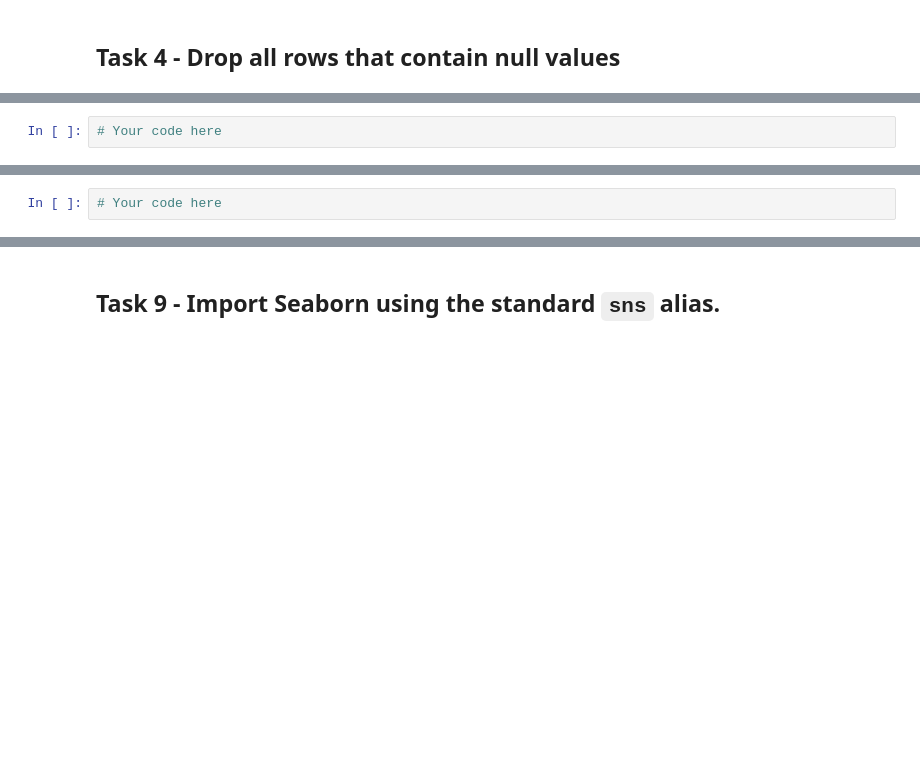
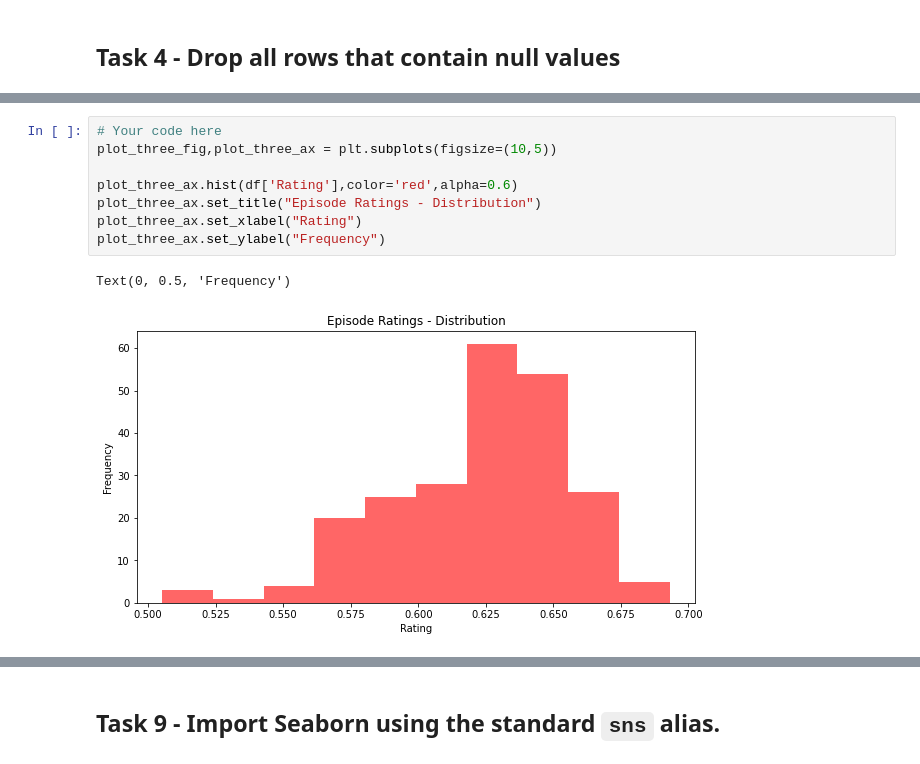
Before and after one commit to pjlannoo/data-visualization-friends, a Jupyter notebook: index.ipynb, the cells around one changed output, grey strips where cells are left out. Saved outputs shown, nothing was run; the diff lists cells and outputs as text; blank space fills up the shorter version.

```diff
--- a/index.ipynb
+++ b/index.ipynb
@@ -104,8 +189,17 @@ This visualization should include the following customizations:
 Below is an example of what your visualization should look like:
 
 ![](static/ratings_distribution.png)
-# %%
-# Your code here
+# %%
+# Your code here
+plot_three_fig,plot_three_ax = plt.subplots(figsize=(10,5))
+
+plot_three_ax.hist(df['Rating'],color='red',alpha=0.6)
+plot_three_ax.set_title("Episode Ratings - Distribution")
+plot_three_ax.set_xlabel("Rating")
+plot_three_ax.set_ylabel("Frequency")
+# %% [output]
+Text(0, 0.5, 'Frequency')
+[figure, added]
 # %% [markdown]
 ## Task 8 - Visualize the average episode duration per year.
 > Because this is a time based visualization, a line plot is typically best.
@@ -128,5 +222,3 @@ Below is an example of what your visualization should look like:
 
 
 ![](static/yearly_duration.png)
-# %%
-# Your code here
```
Also changed, not shown: parts of 19 cells of this notebook.
